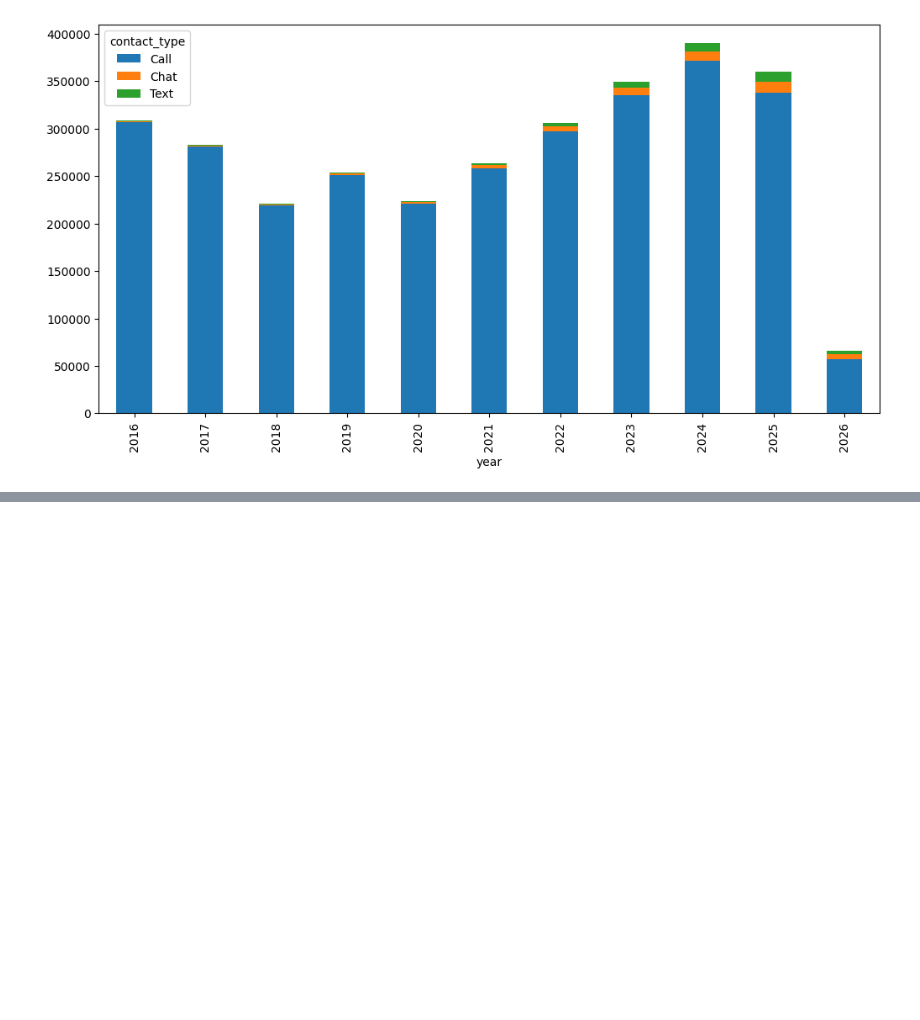
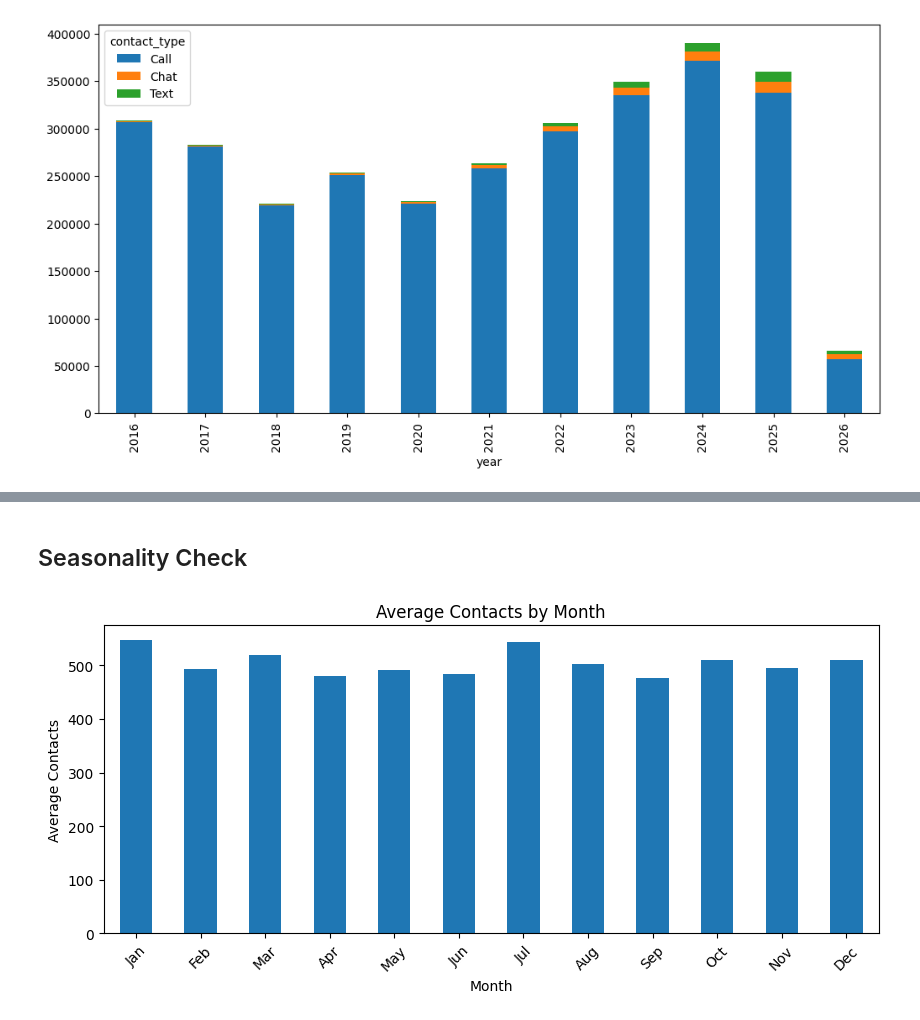
Before and after one commit to kayvanns/Impact-of-Sports-Betting-Legalizations-on-Problem-Gambling, a Jupyter notebook: notebooks/01_eda.ipynb, the cells around one changed output, grey strips where cells are left out. Cells and saved outputs as stored; diff of their text form; code cells hidden in the pictures; blank space fills up the shorter version.

```diff
--- a/notebooks/01_eda.ipynb
+++ b/notebooks/01_eda.ipynb
@@ -80,0 +178,13 @@ dtype: int64
+# %% [markdown]
+## Seasonality Check
+# %%
+data_monthly.groupby('month')['total_contacts'].mean().plot(kind='bar', figsize=(10, 4), title='Average Contacts by Month')
+plt.xlabel('Month')
+plt.xticks(ticks=range(12),
+           labels=['Jan','Feb','Mar','Apr','May','Jun',
+                   'Jul','Aug','Sep','Oct','Nov','Dec'],
+           rotation=45)
+plt.ylabel('Average Contacts')
+plt.show()
+# %% [output]
+[figure, added]
```
Also changed, not shown: parts of 23 cells of this notebook.
